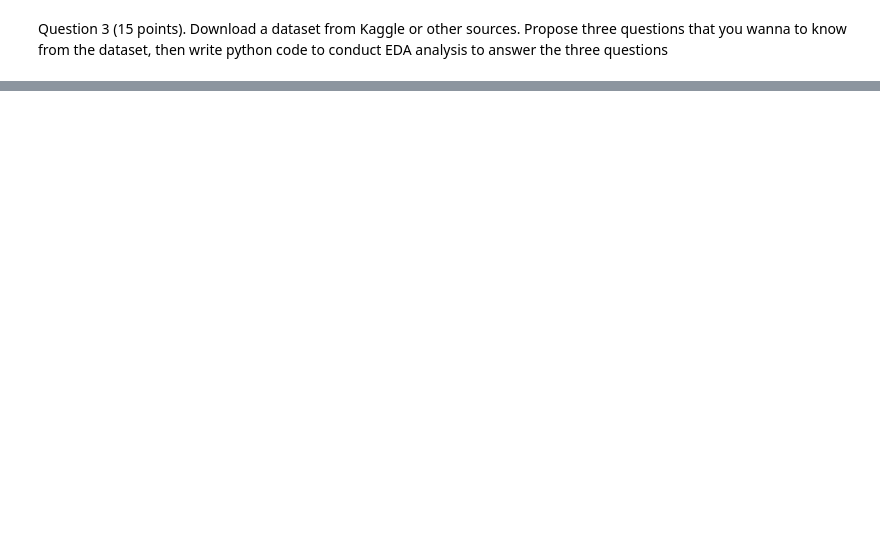
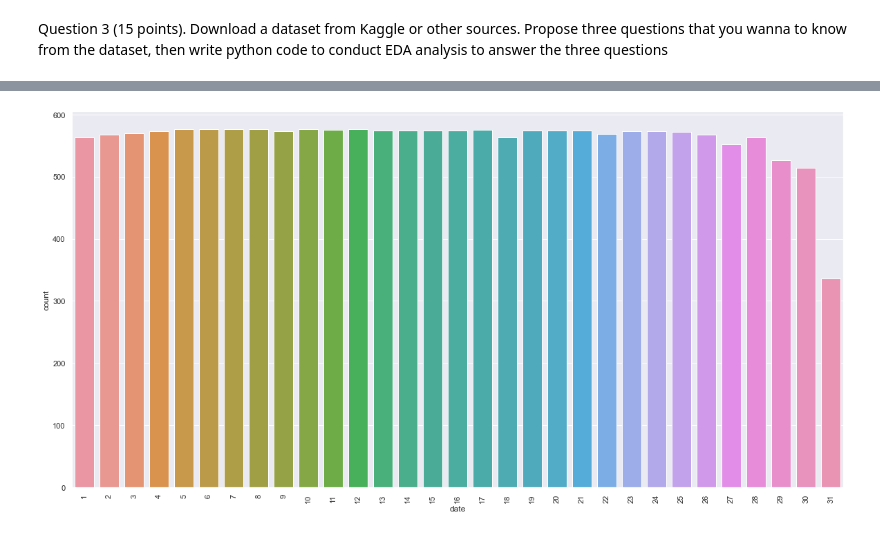
Before and after one commit to Shanmukh451/shanmukhanadh_INFO5502_sPRING2022, a Jupyter notebook: lab_assignment_04.ipynb, the cells around one changed output, grey strips where cells are left out. Cells and saved outputs as stored; diff of their text form; code cells hidden in the pictures; blank space fills up the shorter version.

```diff
--- a/lab_assignment_04.ipynb
+++ b/lab_assignment_04.ipynb
@@ -207,0 +344,16 @@ Please list your questions here:
+# %%
+# You code to answer the three questions (Please add comments in the code):
+# Q1.)
+import numpy as np
+import pandas as pd
+from sklearn.linear_model import LinearRegression
+from sklearn.model_selection import train_test_split
+import seaborn as sns
+import matplotlib.pyplot as plt
+
+import warnings
+warnings.filterwarnings('ignore')
+
+hour=pd.read_csv('/content/gdrive/My Drive/hour.csv')
+# counting null values in each column
+hour.isnull().sum()
@@ -207,0 +381,8 @@ Please list your questions here:
+# %%
+# extracting day, month, year values from dteday for analysis of q2, q3
+hour['dteday']=pd.to_datetime(hour.dteday)
+hour['date']=hour.dteday.dt.day
+
+hour['months']=hour.dteday.dt.month
+
+hour['years']=hour.dteday.dt.year
@@ -207,0 +405,7 @@ Please list your questions here:
+# %%
+# Q2.)
+sns.countplot(hour['date'])
+plt.xticks(rotation=90)
+plt.show()
+# %% [output]
+[figure, added]
```
Also changed, not shown: parts of 24 cells of this notebook.
